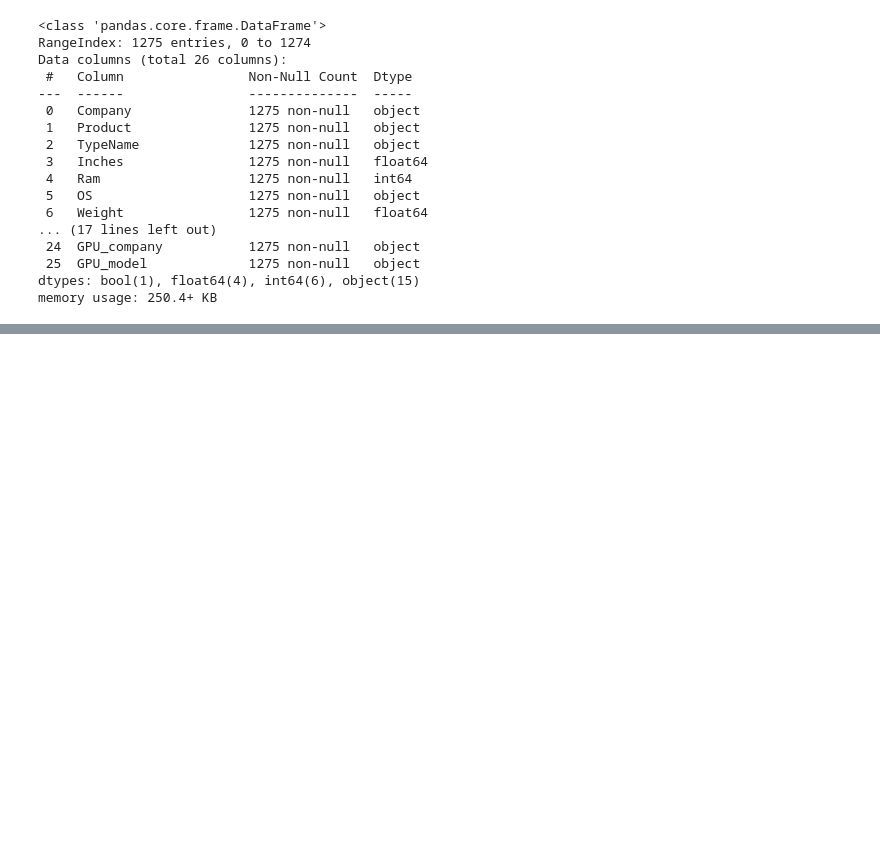
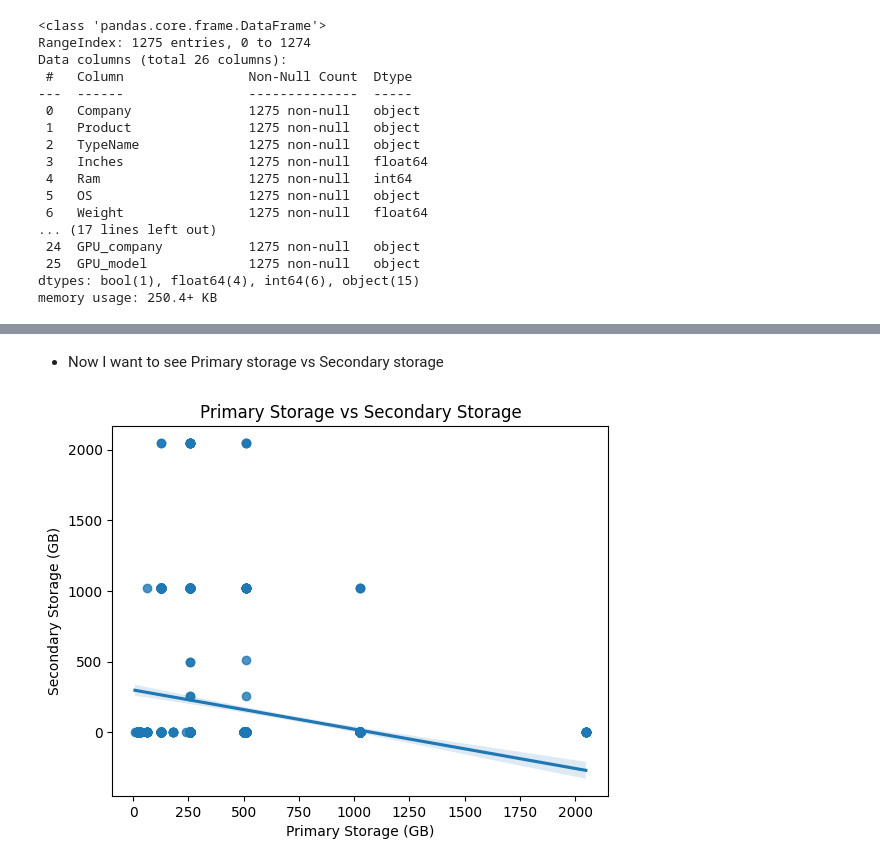
Before and after one commit to MinaGO1/Laptop-prices-dataset, a Jupyter notebook: Task I.ipynb, the cells around one changed output, grey strips where cells are left out. Saved outputs shown, nothing was run; the diff lists cells and outputs as text; code cells hidden in the pictures; blank space fills up the shorter version.

```diff
--- a/Task I.ipynb
+++ b/Task I.ipynb
@@ -467,0 +526,9 @@ df.describe()
+# %% [markdown]
+- Now I want to see Primary storage vs Secondary storage
+# %%
+sns.regplot(x='PrimaryStorage',y='SecondaryStorage' ,data=df); # fitting line in our scatterplot
+plt.title('Primary Storage vs Secondary Storage');
+plt.xlabel('Primary Storage (GB)');
+plt.ylabel('Secondary Storage (GB)');
+# %% [output]
+[figure, added]
```
Also changed, not shown: parts of 27 cells of this notebook.
